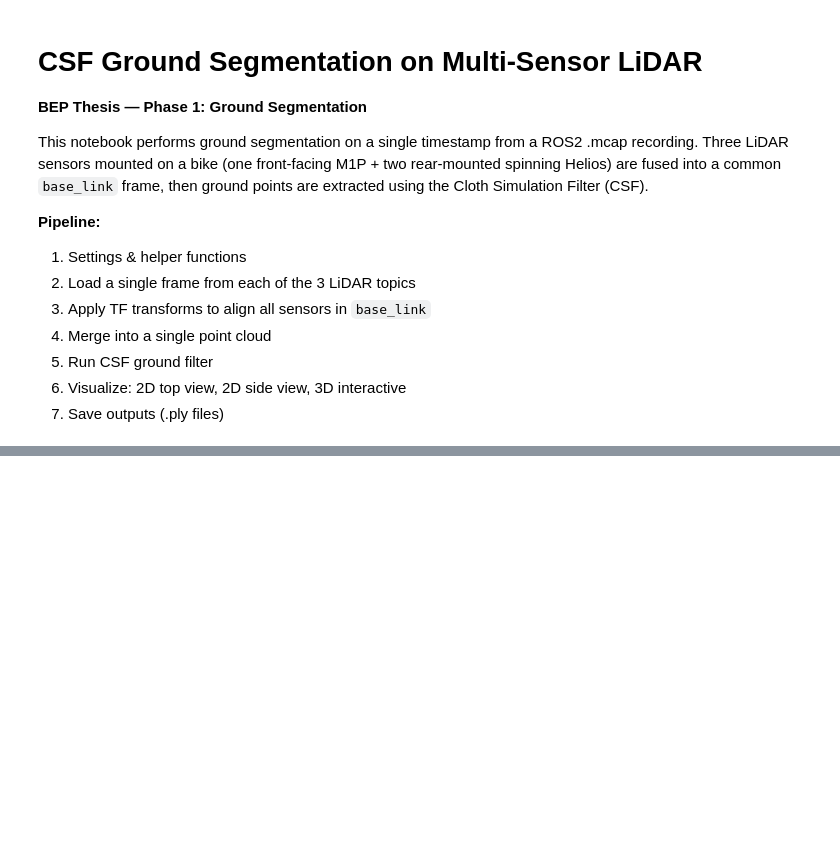
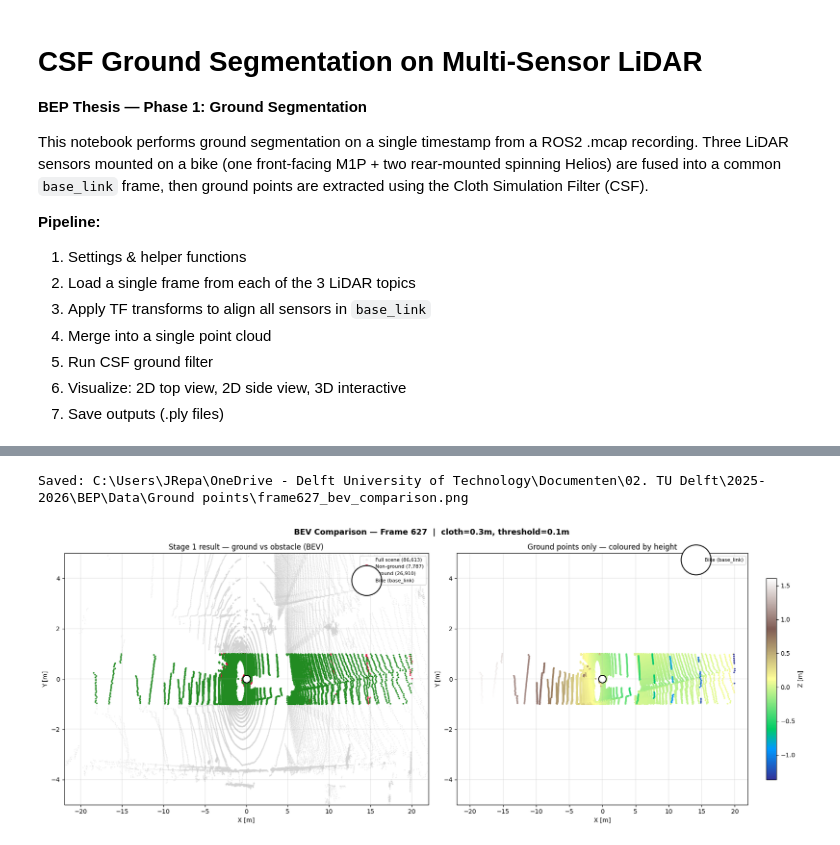
Before and after one commit to Karel317/VISTA-Vertical-curvature_Identification_from_Sensor-fused_Telemetry_and_AHN, a Jupyter notebook: 2. Filtering Methods/csf_ground_segmentation.ipynb, the cells around one changed output, grey strips where cells are left out. Saved outputs shown, nothing was run; the diff lists cells and outputs as text; code cells hidden in the pictures; blank space fills up the shorter version.

```diff
--- a/2. Filtering Methods/csf_ground_segmentation.ipynb
+++ b/2. Filtering Methods/csf_ground_segmentation.ipynb
@@ -26,7 +26,7 @@ from mcap.reader import make_reader
 from mcap_ros2.decoder import DecoderFactory
 
 # ── Input file ────────────────────────────────────────────
-INPUT_FILE  = r"C:\ROSBAGS VERWIJDER NA BEP\29 april\2026_04_29\15_35_00\rosbag\rosbag_0.mcap"
+INPUT_FILE  = r"D:\Rosbags\01 mei\14_40_00\rosbag\rosbag_0.mcap"
 FRAME_INDEX = 418   # frame number to process
 
 # ── LiDAR topics ──────────────────────────────────────────
@@ -49,7 +49,7 @@ CSF_SLOPE_SMOOTH     = True   # True = gentle slopes, False = steep terrain
 CSF_THRESHOLD        = 0.1    # max distance from cloth to count as ground (m)
 
 # ── Output paths ──────────────────────────────────────────
-OUTPUT_DIR = r'C:\ROSBAGS VERWIJDER NA BEP\output'
+OUTPUT_DIR = r"C:\Users\JRepa\OneDrive - Delft University of Technology\Documenten\02. TU Delft\2025-2026\BEP\Data\Ground points"
 os.makedirs(OUTPUT_DIR, exist_ok=True)
 
 OUT_GROUND_PLY  = os.path.join(OUTPUT_DIR, f"frame{FRAME_INDEX}_ground.ply")
@@ -70,7 +78,7 @@ print(f"Output: {OUTPUT_DIR}")
 # ============================================================
 
 USE_TIMESTAMP    = True
-TARGET_TIMESTAMP = 1777469876.127476130   # paste from Foxglove
+TARGET_TIMESTAMP = 1777639270.466376996   # paste from Foxglove
 
 REFERENCE_TOPIC = "/rslidar/M1P_deskewed"
 
@@ -275,3 +334,75 @@ plt.show()
+# %%
+# ============================================================
+# CELL 7b — BEV side-by-side: segmentation result vs ground-only (height-coloured)
+# Matches Patchwork++ style: fixed axis limits, no forced equal aspect
+# ============================================================
+plt.close('all')
+
+# ── Axis limits: match the CSF crop with a small margin ─────
+X_LIM = (-22, 22)
+Y_LIM = (-5, 5)     # wider than the ±1m crop so the strip isn't a hairline
+
+fig, axes = plt.subplots(1, 2, figsize=(18, 7))
+
+# ── LEFT: segmentation result ────────────────────────────────
+ax = axes[0]
+
+# Clip the background cloud to the view window before plotting
+bg_mask = (
+    (merged_cloud_full[:, 0] >= X_LIM[0]) & (merged_cloud_full[:, 0] <= X_LIM[1]) &
+    (merged_cloud_full[:, 1] >= Y_LIM[0]) & (merged_cloud_full[:, 1] <= Y_LIM[1])
+)
+bg_clip = merged_cloud_full[bg_mask]
+
+ax.scatter(bg_clip[:, 0], bg_clip[:, 1],
+           s=0.5, c='lightgray', alpha=0.3, rasterized=True, label=f'Full scene ({len(bg_clip):,})')
+ax.scatter(non_ground_points[:, 0], non_ground_points[:, 1],
+           s=3, c='crimson', alpha=0.8, rasterized=True, label=f'Non-ground ({len(non_ground_points):,})')
+ax.scatter(ground_points[:, 0], ground_points[:, 1],
+           s=3, c='forestgreen', alpha=0.9, rasterized=True, label=f'Ground ({len(ground_points):,})')
+ax.scatter(0, 0, s=150, c='white', marker='o', edgecolors='black', linewidths=1.5,
+           label='Bike (base_link)', zorder=10)
+
+ax.set_xlabel("X [m]")
+ax.set_ylabel("Y [m]")
+ax.set_title("Stage 1 result — ground vs obstacle (BEV)")
+ax.set_xlim(*X_LIM)
+ax.set_ylim(*Y_LIM)
+ax.legend(loc='upper right', markerscale=4, fontsize=8)
+ax.grid(True, lw=0.3)
+
+# ── RIGHT: ground only, coloured by height ───────────────────
+ax = axes[1]
+
+sc = ax.scatter(ground_points[:, 0], ground_points[:, 1],
+                c=ground_points[:, 2], s=3, cmap='terrain',
+                rasterized=True)
+plt.colorbar(sc, ax=ax, label="Z [m]", shrink=0.8)
+ax.scatter(0, 0, s=150, c='white', marker='o', edgecolors='black', linewidths=1.5,
+           label='Bike (base_link)', zorder=10)
+
+ax.set_xlabel("X [m]")
+ax.set_ylabel("Y [m]")
+ax.set_title("Ground points only — coloured by height")
+ax.set_xlim(*X_LIM)
+ax.set_ylim(*Y_LIM)
+ax.legend(loc='upper right', markerscale=4, fontsize=8)
+ax.grid(True, lw=0.3)
+
+fig.suptitle(
+    f"BEV Comparison — Frame {FRAME_INDEX}  |  "
+    f"cloth={CSF_CLOTH_RESOLUTION}m, threshold={CSF_THRESHOLD}m",
+    fontsize=13, fontweight='bold'
+)
+
+plt.tight_layout()
+OUT_BEV_COMPARISON = os.path.join(OUTPUT_DIR, f"frame{FRAME_INDEX}_bev_comparison.png")
+plt.savefig(OUT_BEV_COMPARISON, dpi=150, bbox_inches='tight')
+print(f"Saved: {OUT_BEV_COMPARISON}")
+plt.show()
+# %% [output]
+Saved: C:\Users\JRepa\OneDrive - Delft University of Technology\Documenten\02. TU Delft\2025-2026\BEP\Data\Ground points\frame627_bev_comparison.png
+[figure, added]
 # %%
 # ============================================================
 # CELL 8 — 2D side view (X-Z plane)
```
Also changed, not shown: parts of 12 cells of this notebook, 4 other files.
